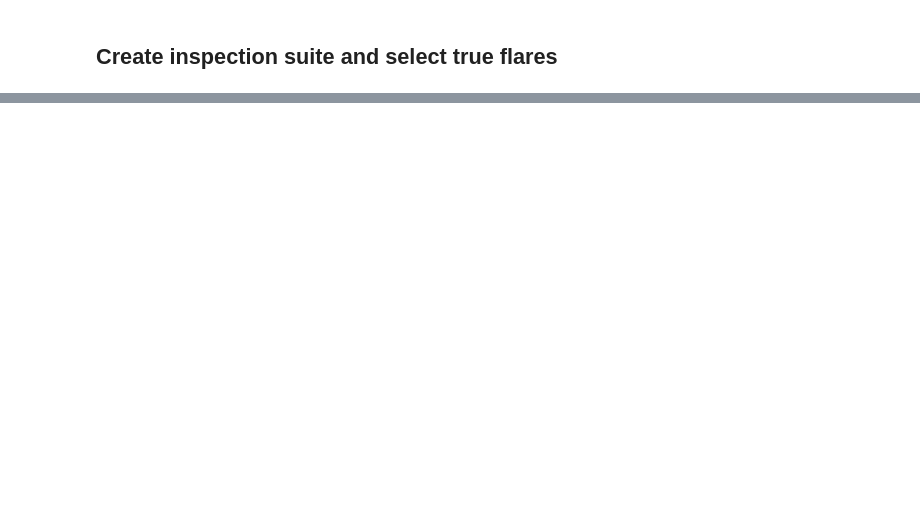
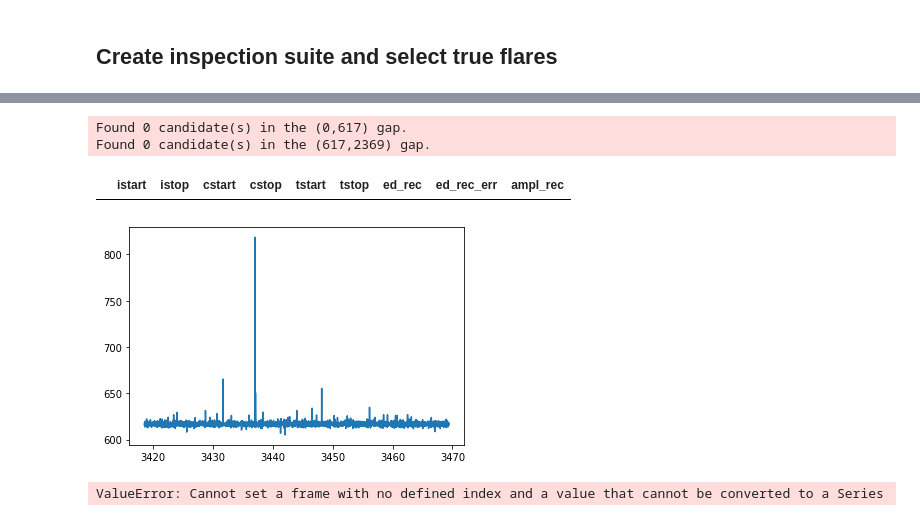
Before and after one commit to ekaterinailin/flares-in-clusters-with-k2-ii, a Jupyter notebook: VettingFlares/Interactive_Vetting_with_Bokeh.ipynb, the cells around one changed output, grey strips where cells are left out. Drawn from its saved outputs; the diff is of its cells as text; code cells hidden in the pictures; blank space fills up the shorter version.

```diff
--- a/VettingFlares/Interactive_Vetting_with_Bokeh.ipynb
+++ b/VettingFlares/Interactive_Vetting_with_Bokeh.ipynb
@@ -173,0 +188,18 @@ See the caveats in the documentation: http://pandas.pydata.org/pandas-docs/stabl
+# %%
+import matplotlib.pyplot as plt
+%matplotlib inline
+flc.flux[:] = flc.detrended_flux
+flcd = flc.detrend("savgol", window_length=25)
+plt.plot(flcd.time, flcd.detrended_flux)
+flcd.detrended_flux_err[:] = flcd.detrended_flux.std()
+flcd.find_flares().flares
+# %% [output]
+Found 0 candidate(s) in the (0,617) gap.
+Found 0 candidate(s) in the (617,2369) gap.
+|  | istart | istop | cstart | cstop | tstart | tstop | ed_rec | ed_rec_err | ampl_rec |
+[figure, added]
+# %%
+
+interactive_vetting(df, ID, c, flc)
+# %% [output]
+ValueError: Cannot set a frame with no defined index and a value that cannot be converted to a Series
```
Also changed, not shown: parts of 11 cells of this notebook, 2 other files.
